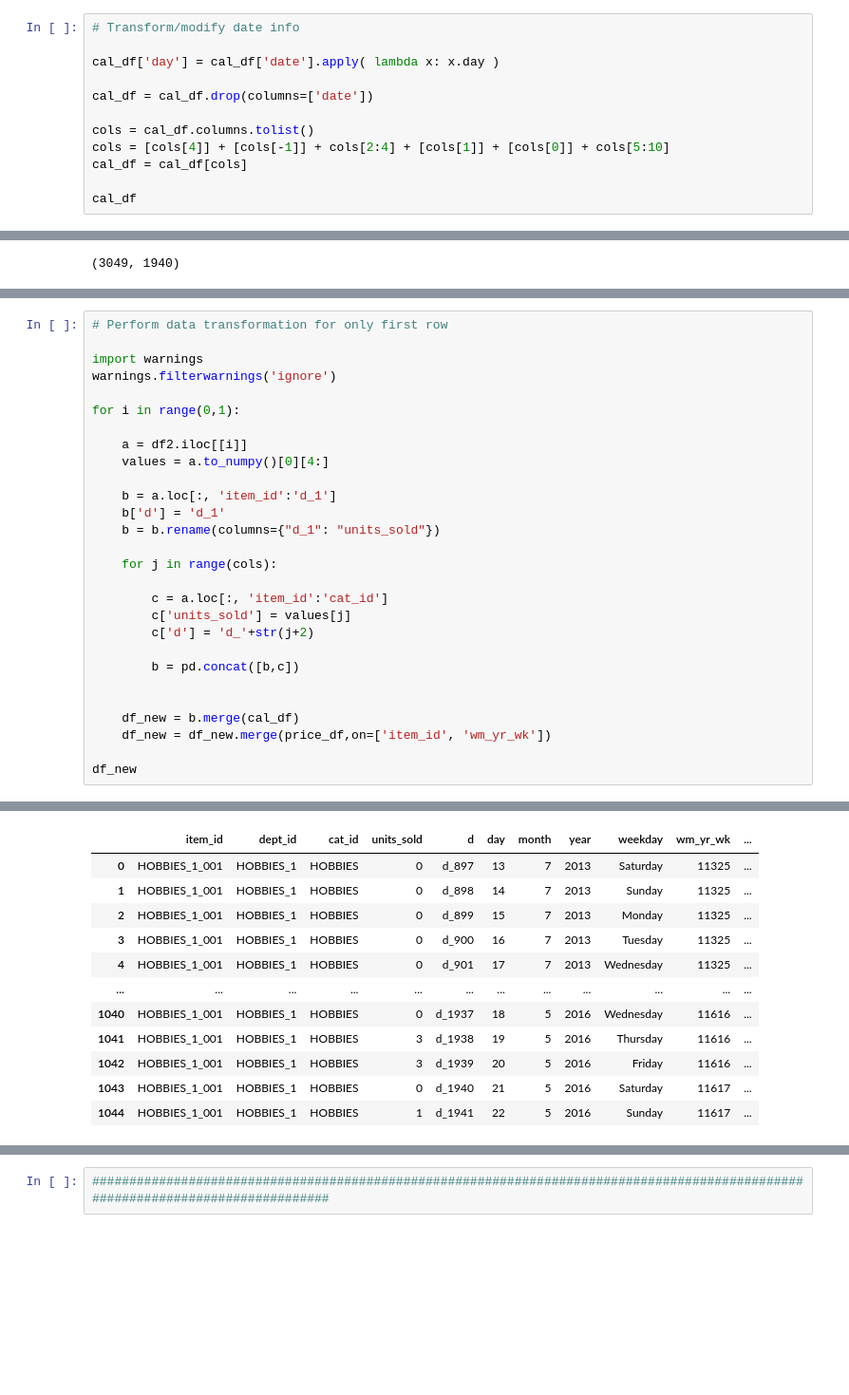
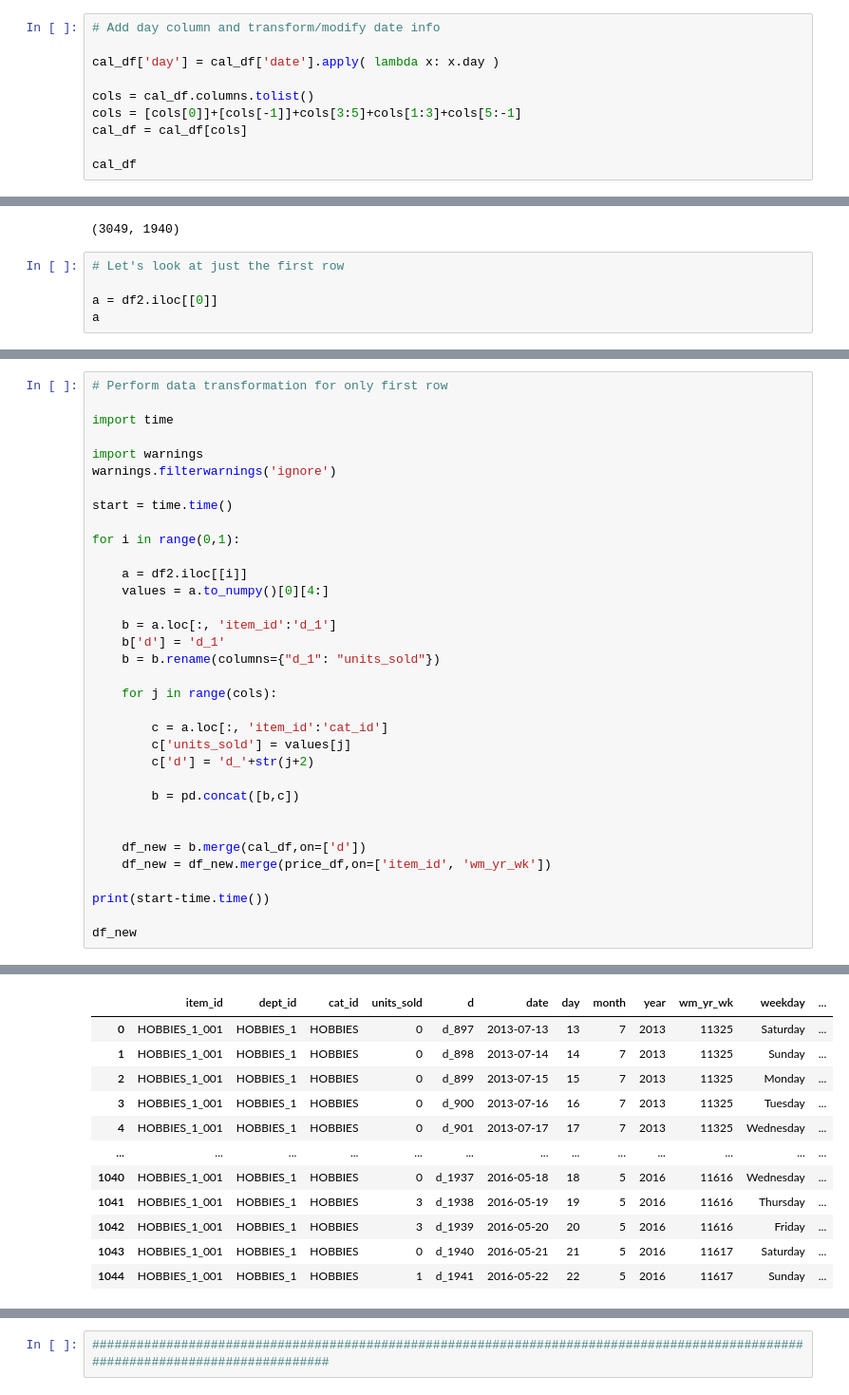
Before and after one commit to blaffster/ML_Projects, a Jupyter notebook: Archive/m5_data_cleaning.ipynb, the cells around one changed output, grey strips where cells are left out. Shown at 95% size. Saved outputs shown, nothing was run; the diff lists cells and outputs as text; blank space fills up the shorter version.

```diff
--- a/m5_data_cleaning.ipynb
+++ b/Archive/m5_data_cleaning.ipynb
@@ -169,14 +176,12 @@ cal_df
 | 1968 | 2016-06-19 | 11621 | Sunday | 6 | 2016 | d_1969 | NBAFinalsEnd | Sporting | Father's day | ... |
 1969 rows × 11 columns
 # %%
-# Transform/modify date info
+# Add day column and transform/modify date info
 
 cal_df['day'] = cal_df['date'].apply( lambda x: x.day )
 
-cal_df = cal_df.drop(columns=['date'])
-
 cols = cal_df.columns.tolist()
-cols = [cols[4]] + [cols[-1]] + cols[2:4] + [cols[1]] + [cols[0]] + cols[5:10]
+cols = [cols[0]]+[cols[-1]]+cols[3:5]+cols[1:3]+cols[5:-1]
 cal_df = cal_df[cols]
 
 cal_df
@@ -247,3 +260,8 @@ cols = df2.shape[1] - 4
 rows, cols
 # %% [output]
 (3049, 1940)
+# %%
+# Let's look at just the first row
+
+a = df2.iloc[[0]]
+a
@@ -250,8 +272,12 @@ rows, cols
 # %%
 # Perform data transformation for only first row
 
+import time
+
 import warnings
 warnings.filterwarnings('ignore')
+
+start = time.time()
 
 for i in range(0,1):
 
@@ -271,8 +297,10 @@ for i in range(0,1):
         b = pd.concat([b,c])
 
 
-    df_new = b.merge(cal_df)
+    df_new = b.merge(cal_df,on=['d'])
     df_new = df_new.merge(price_df,on=['item_id', 'wm_yr_wk'])
 
+print(start-time.time())
+
 df_new
 # %% [output]
@@ -279,12 +308,12 @@ df_new
-|  | item_id | dept_id | cat_id | units_sold | d | day | month | year | weekday | wm_yr_wk | ... |
-| 0 | HOBBIES_1_001 | HOBBIES_1 | HOBBIES | 0 | d_897 | 13 | 7 | 2013 | Saturday | 11325 | ... |
-| 1 | HOBBIES_1_001 | HOBBIES_1 | HOBBIES | 0 | d_898 | 14 | 7 | 2013 | Sunday | 11325 | ... |
-| 2 | HOBBIES_1_001 | HOBBIES_1 | HOBBIES | 0 | d_899 | 15 | 7 | 2013 | Monday | 11325 | ... |
-| 3 | HOBBIES_1_001 | HOBBIES_1 | HOBBIES | 0 | d_900 | 16 | 7 | 2013 | Tuesday | 11325 | ... |
-| 4 | HOBBIES_1_001 | HOBBIES_1 | HOBBIES | 0 | d_901 | 17 | 7 | 2013 | Wednesday | 11325 | ... |
-| ... | ... | ... | ... | ... | ... | ... | ... | ... | ... | ... | ... |
-| 1040 | HOBBIES_1_001 | HOBBIES_1 | HOBBIES | 0 | d_1937 | 18 | 5 | 2016 | Wednesday | 11616 | ... |
-| 1041 | HOBBIES_1_001 | HOBBIES_1 | HOBBIES | 3 | d_1938 | 19 | 5 | 2016 | Thursday | 11616 | ... |
-| 1042 | HOBBIES_1_001 | HOBBIES_1 | HOBBIES | 3 | d_1939 | 20 | 5 | 2016 | Friday | 11616 | ... |
-| 1043 | HOBBIES_1_001 | HOBBIES_1 | HOBBIES | 0 | d_1940 | 21 | 5 | 2016 | Saturday | 11617 | ... |
-| 1044 | HOBBIES_1_001 | HOBBIES_1 | HOBBIES | 1 | d_1941 | 22 | 5 | 2016 | Sunday | 11617 | ... |
+|  | item_id | dept_id | cat_id | units_sold | d | date | day | month | year | wm_yr_wk | weekday | ... |
+| 0 | HOBBIES_1_001 | HOBBIES_1 | HOBBIES | 0 | d_897 | 2013-07-13 | 13 | 7 | 2013 | 11325 | Saturday | ... |
+| 1 | HOBBIES_1_001 | HOBBIES_1 | HOBBIES | 0 | d_898 | 2013-07-14 | 14 | 7 | 2013 | 11325 | Sunday | ... |
+| 2 | HOBBIES_1_001 | HOBBIES_1 | HOBBIES | 0 | d_899 | 2013-07-15 | 15 | 7 | 2013 | 11325 | Monday | ... |
+| 3 | HOBBIES_1_001 | HOBBIES_1 | HOBBIES | 0 | d_900 | 2013-07-16 | 16 | 7 | 2013 | 11325 | Tuesday | ... |
+| 4 | HOBBIES_1_001 | HOBBIES_1 | HOBBIES | 0 | d_901 | 2013-07-17 | 17 | 7 | 2013 | 11325 | Wednesday | ... |
+| ... | ... | ... | ... | ... | ... | ... | ... | ... | ... | ... | ... | ... |
+| 1040 | HOBBIES_1_001 | HOBBIES_1 | HOBBIES | 0 | d_1937 | 2016-05-18 | 18 | 5 | 2016 | 11616 | Wednesday | ... |
+| 1041 | HOBBIES_1_001 | HOBBIES_1 | HOBBIES | 3 | d_1938 | 2016-05-19 | 19 | 5 | 2016 | 11616 | Thursday | ... |
+| 1042 | HOBBIES_1_001 | HOBBIES_1 | HOBBIES | 3 | d_1939 | 2016-05-20 | 20 | 5 | 2016 | 11616 | Friday | ... |
+| 1043 | HOBBIES_1_001 | HOBBIES_1 | HOBBIES | 0 | d_1940 | 2016-05-21 | 21 | 5 | 2016 | 11617 | Saturday | ... |
+| 1044 | HOBBIES_1_001 | HOBBIES_1 | HOBBIES | 1 | d_1941 | 2016-05-22 | 22 | 5 | 2016 | 11617 | Sunday | ... |
```
Also changed, not shown: parts of 61 cells of this notebook.
